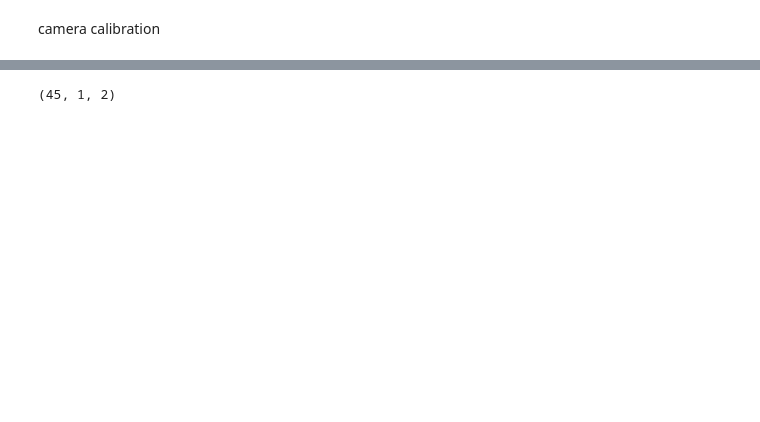
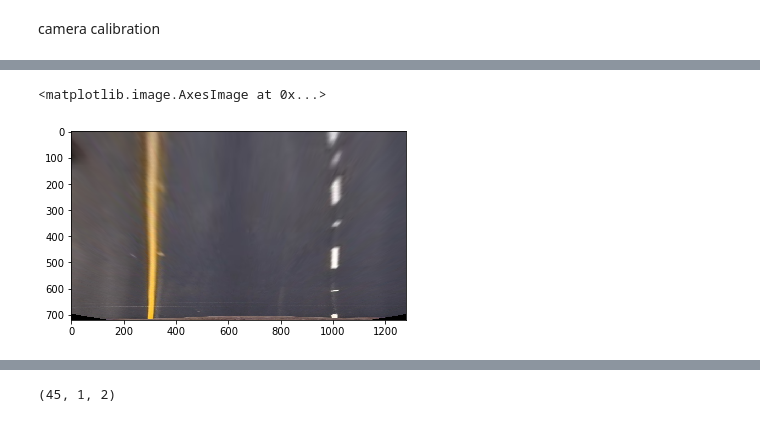
Before and after one commit to ben-blazado/CarND-Advanced-Lane-Lines, a Jupyter notebook: sandbox.ipynb, the cells around one changed output, grey strips where cells are left out. Cells and saved outputs as stored; diff of their text form; code cells hidden in the pictures; blank space fills up the shorter version.

```diff
--- a/sandbox.ipynb
+++ b/sandbox.ipynb
@@ -22,0 +352,8 @@ plt.imshow(gray, cmap='gray')
+# %%
+baseline_image = BaselineImage()
+camera.updateM(baseline_image.src_points, baseline_image.dst_points)
+warped = camera.warpPerspective(camera.baseline_image.img)
+plt.imshow(warped)
+# %% [output]
+<matplotlib.image.AxesImage at 0x...>
+[figure, added]
```
Also changed, not shown: parts of 34 cells of this notebook, 2 other files.
